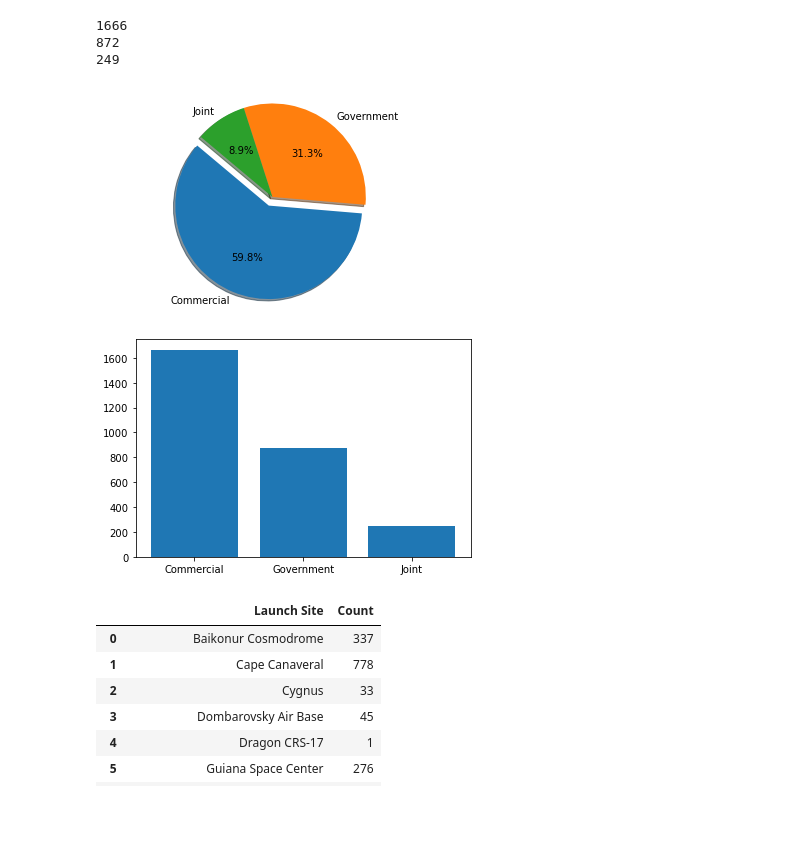
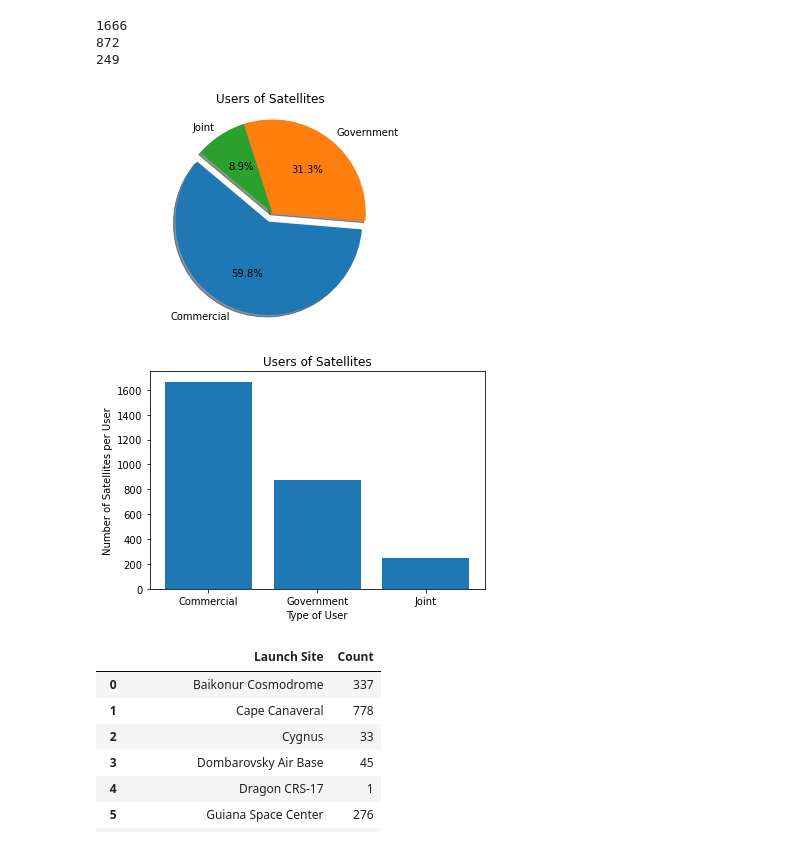
Before and after one commit to jdmerryman88/Worldwide_Satellite_Analysis, a Jupyter notebook: justin.ipynb, the cells around one changed output. Cells and saved outputs as stored; diff of their text form; code cells hidden in the pictures; blank space fills up the shorter version.

Commit message:
Updated formatting on users of satellites figures

```diff
--- a/justin.ipynb
+++ b/justin.ipynb
@@ -223,22 +223,25 @@ print(joint)
 # %%
 labels = ['Commercial' , 'Government' , 'Joint']
 sizes = [commercial , government, joint]
 explode = [0.1 , 0, 0]
 plt.pie(sizes, explode=explode, labels=labels,
         autopct="%1.1f%%", shadow=True, startangle=140)
 plt.axis("equal")
+plt.title("Users of Satellites")
 plt.show()
 # %% [output]
-[figure, old version]
+[figure, new version]
 # %%
 labels = ['Commercial' , 'Government' , 'Joint']
 sizes = [commercial , government, joint]
-fig1, ax1 = plt.subplots()
-ax1.bar(labels, sizes)
 
+plt.bar(labels, sizes)
+plt.title("Users of Satellites")
+plt.xlabel("Type of User")
+plt.ylabel("Number of Satellites per User")
 plt.show()
 # %% [output]
-[figure, old version]
+[figure, new version]
 # %%
 ### Launch Sites Starts here
 # %%
```
